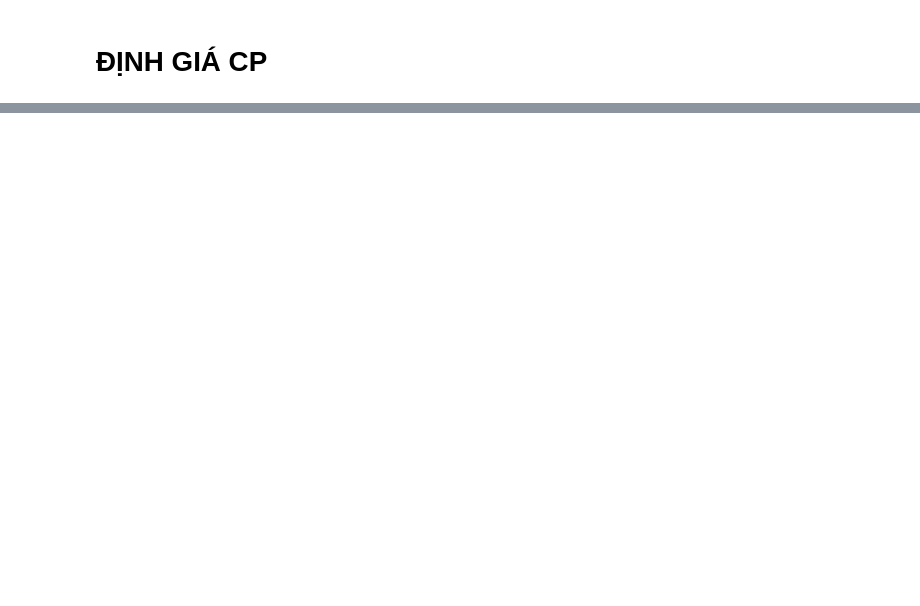
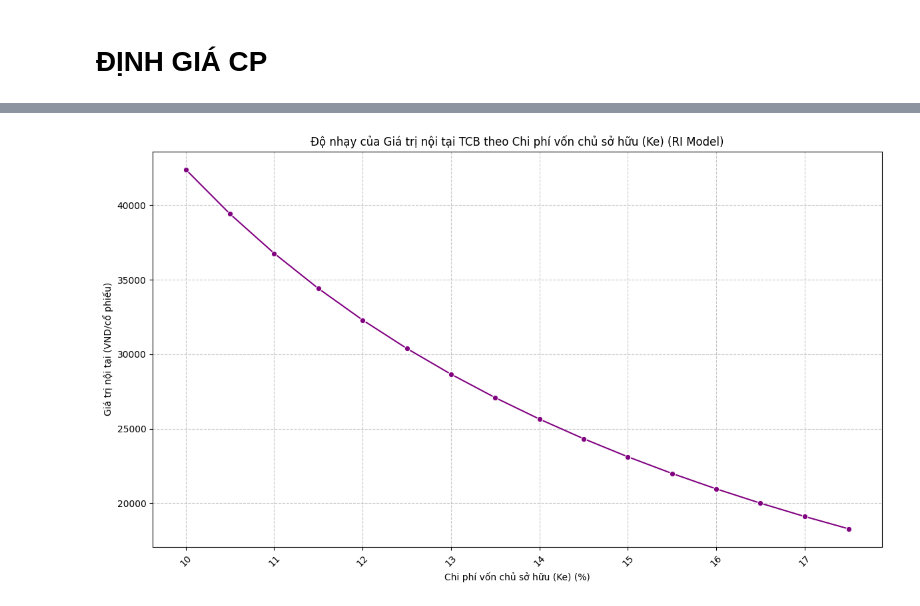
Before and after one commit to Tuanajax/Note_Everthing, a Jupyter notebook: Untitled0.ipynb, the cells around one changed output, grey strips where cells are left out. Cells and saved outputs as stored; diff of their text form; code cells hidden in the pictures; blank space fills up the shorter version.

```diff
--- a/Untitled0.ipynb
+++ b/Untitled0.ipynb
@@ -361,0 +1020,96 @@ finance.ratio(period='year')
+# %%
+import matplotlib.pyplot as plt
+import numpy as np
+import seaborn as sns
+
+# --- Pre-fetch data once outside the loop to avoid rate limits ---
+# Get outstanding shares
+company_overview_df = company_tcb.overview()
+outstanding_shares_ri = float(str(company_overview_df['outstanding_shares'].iloc[0]).replace(',', ''))
+
+# Get latest BVPS and EPS
+tcb_ratios_ri = finance_tcb.ratio(period='year')
+tcb_ratios_ri['item_id'] = tcb_ratios_ri['item_id'].astype(str).str.strip()
+year_cols_ri = [col for col in tcb_ratios_ri.columns if '-Năm' in col]
+
+current_bvps_ri = None
+bvps_item_ids_to_check_ri = ['book_value_per_share_bvps', 'book_value_per_share', 'bvps']
+for bvps_item_id in bvps_item_ids_to_check_ri:
+    if bvps_item_id in tcb_ratios_ri['item_id'].values:
+        bvps_data_row_ri = tcb_ratios_ri[tcb_ratios_ri['item_id'] == bvps_item_id]
+        if not bvps_data_row_ri.empty:
+            for year_col in sorted(year_cols_ri, reverse=True):
+                if year_col in bvps_data_row_ri.columns and pd.notna(bvps_data_row_ri[year_col].iloc[0]):
+                    current_bvps_ri = bvps_data_row_ri[year_col].iloc[0]
+                    break
+        if current_bvps_ri is not None:
+            break
+
+current_eps_ri = None
+eps_item_ids_to_check_ri = ['earning_per_share_vnd', 'earning_per_share', 'eps', 'trailing_eps']
+for eps_item_id in eps_item_ids_to_check_ri:
+    if eps_item_id in tcb_ratios_ri['item_id'].values:
+        eps_data_row_ri = tcb_ratios_ri[tcb_ratios_ri['item_id'] == eps_item_id]
+        if not eps_data_row_ri.empty:
+            for year_col in sorted(year_cols_ri, reverse=True):
+                if year_col in eps_data_row_ri.columns and pd.notna(eps_data_row_ri[year_col].iloc[0]):
+                    current_eps_ri = eps_data_row_ri[year_col].iloc[0]
+                    break
+        if current_eps_ri is not None:
+            break
+
+if current_bvps_ri is None or current_eps_ri is None:
+    raise ValueError("Could not pre-fetch BVPS or EPS for RI sensitivity analysis.")
+
+print("Pre-fetched data successfully for RI sensitivity analysis.")
+# --- End pre-fetch ---
+
+# Define a range of Cost of Equity (Ke) values to test
+ke_range = np.arange(0.10, 0.18, 0.005) # From 10% to 17.5% with 0.5% increments
+intrinsic_values_ri_sensitivity = []
+
+print(f"Thực hiện phân tích độ nhạy với Ke từ {ke_range.min()*100:.1f}% đến {ke_range.max()*100:.1f}%")
+
+for current_ke in ke_range:
+    # Call the RI valuation function with the current Ke, passing pre-fetched data
+    try:
+        iv_ri = ri_valuation_tcb(
+            symbol=user_input,
+            finance_obj=finance_tcb,
+            company_obj=company_tcb,
+            cost_of_equity=current_ke,
+            growth_rate_ri_phase1=growth_rate_ri_phase1,
+            num_growth_years=num_ri_growth_years,
+            growth_rate_ri_terminal=growth_rate_ri_terminal,
+            outstanding_shares_prefetched=outstanding_shares_ri,
+            tcb_ratios_prefetched=tcb_ratios_ri,
+            current_bvps_prefetched=current_bvps_ri,
+            current_eps_prefetched=current_eps_ri
+        )
+        intrinsic_values_ri_sensitivity.append(iv_ri)
+    except ValueError as e:
+        print(f"Could not calculate RI for Ke={current_ke*100:.2f}%: {e}")
+        intrinsic_values_ri_sensitivity.append(np.nan)
+    except Exception as e:
+        print(f"An unexpected error occurred for Ke={current_ke*100:.2f}%: {e}")
+        intrinsic_values_ri_sensitivity.append(np.nan)
+
+# Create a DataFrame for easier plotting
+sensitivity_ri_df = pd.DataFrame({
+    'Cost of Equity (Ke)': ke_range * 100, # Convert to percentage for display
+    'Intrinsic Value (RI)': intrinsic_values_ri_sensitivity
+})
+
+display(sensitivity_ri_df.round(2))
+
+# Plot the sensitivity analysis
+plt.figure(figsize=(12, 7))
+sns.lineplot(x='Cost of Equity (Ke)', y='Intrinsic Value (RI)', data=sensitivity_ri_df, marker='o', color='purple')
+plt.title(f'Độ nhạy của Giá trị nội tại {user_input} theo Chi phí vốn chủ sở hữu (Ke) (RI Model)')
+plt.xlabel('Chi phí vốn chủ sở hữu (Ke) (%)')
+plt.ylabel('Giá trị nội tại (VND/cổ phiếu)')
+plt.grid(True, linestyle='--', alpha=0.7)
+plt.xticks(rotation=45)
+plt.tight_layout()
+plt.show()
+# %% [output]
@@ -361,0 +1150 @@ finance.ratio(period='year')
+[figure, added]
```
Also changed, not shown: parts of 57 cells of this notebook.
